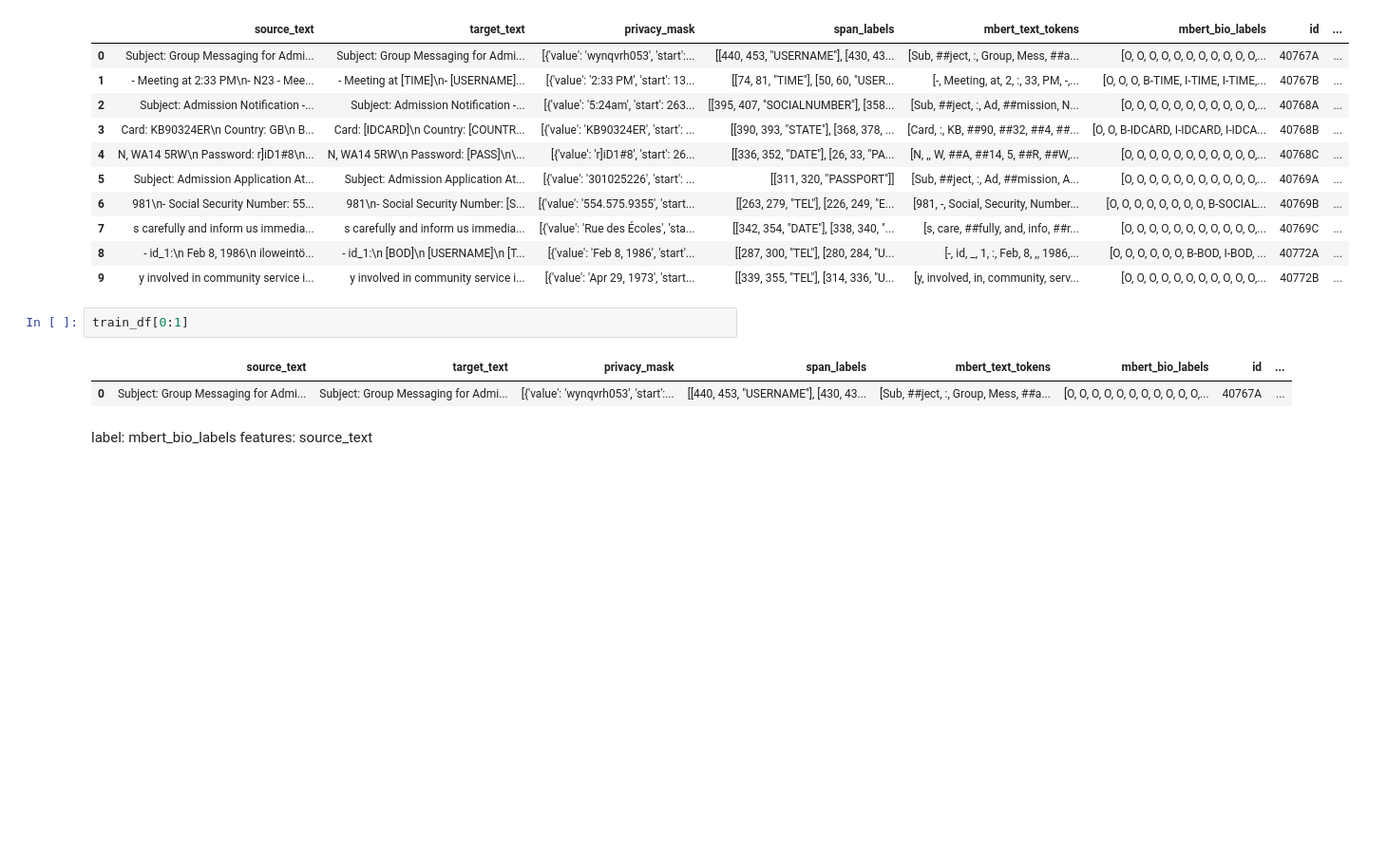
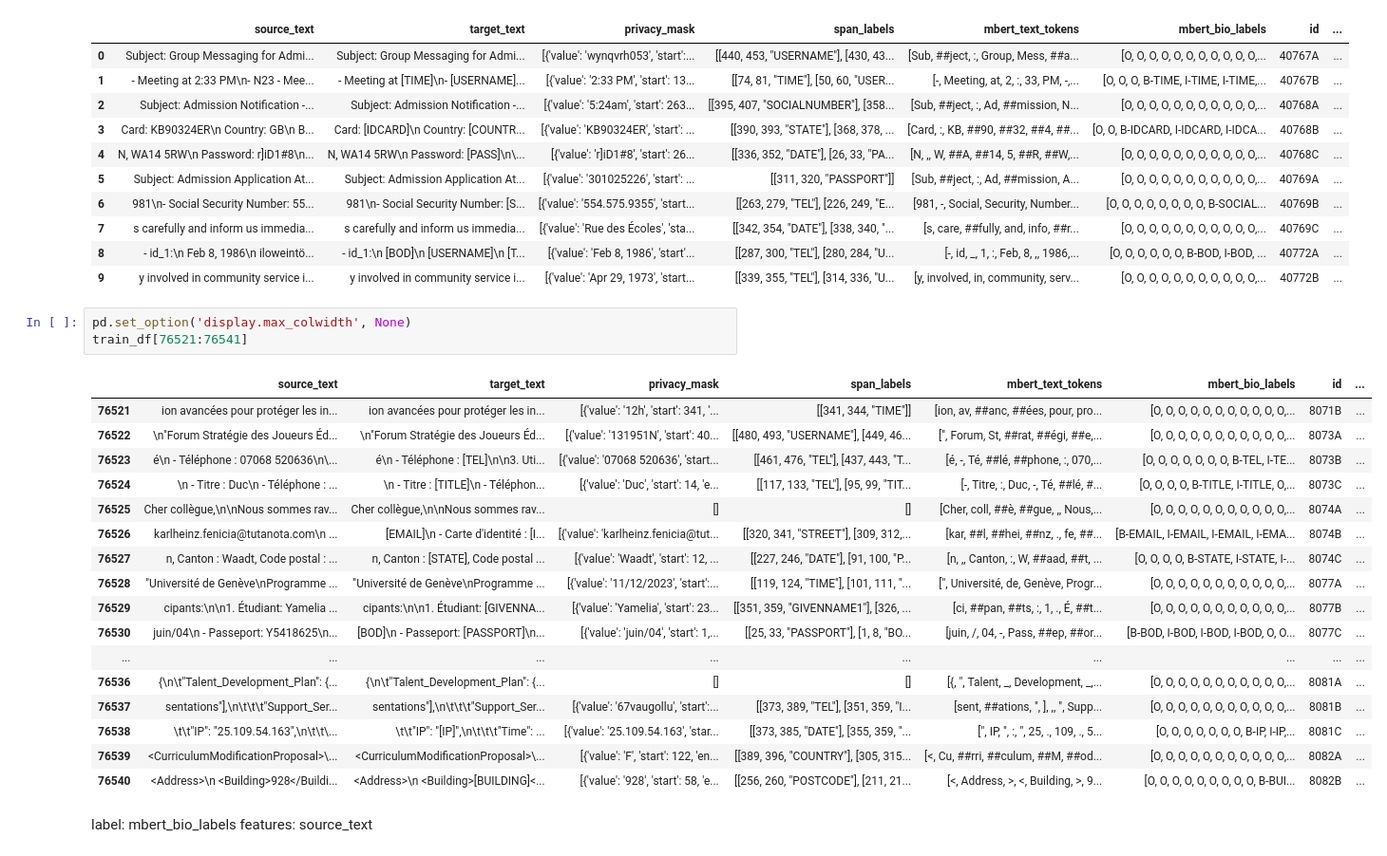
Before and after one commit to JoyChang10/AmexSensitiveData, a Jupyter notebook: pii-masking-300k.ipynb, the cells around one changed output. Shown: that part at 95% size. Cells and saved outputs as stored; diff of their text form; blank space fills up the shorter version.

```diff
--- a/pii-masking-300k.ipynb
+++ b/pii-masking-300k.ipynb
@@ -41,11 +44,27 @@ train_df.head(10)
 | 7 | s carefully and inform us immedia... | s carefully and inform us immedia... | [{'value': 'Rue des Écoles', 'sta... | [[342, 354, "DATE"], [338, 340, "... | [s, care, ##fully, and, info, ##r... | [O, O, O, O, O, O, O, O, O, O, O,... | 40769C | ... |
 | 8 | - id_1:\n Feb 8, 1986\n iloweintö... | - id_1:\n [BOD]\n [USERNAME]\n [T... | [{'value': 'Feb 8, 1986', 'start'... | [[287, 300, "TEL"], [280, 284, "U... | [-, id, _, 1, :, Feb, 8, ,, 1986,... | [O, O, O, O, O, O, B-BOD, I-BOD, ... | 40772A | ... |
 | 9 | y involved in community service i... | y involved in community service i... | [{'value': 'Apr 29, 1973', 'start... | [[339, 355, "TEL"], [314, 336, "U... | [y, involved, in, community, serv... | [O, O, O, O, O, O, O, O, O, O, O,... | 40772B | ... |
-# %%
-train_df[0:1]
-# %% [output]
-|  | source_text | target_text | privacy_mask | span_labels | mbert_text_tokens | mbert_bio_labels | id | ... |
-| 0 | Subject: Group Messaging for Admi... | Subject: Group Messaging for Admi... | [{'value': 'wynqvrh053', 'start':... | [[440, 453, "USERNAME"], [430, 43... | [Sub, ##ject, :, Group, Mess, ##a... | [O, O, O, O, O, O, O, O, O, O, O,... | 40767A | ... |
+# %%
+pd.set_option('display.max_colwidth', None)
+train_df[76521:76541]
+# %% [output]
+|  | source_text | target_text | privacy_mask | span_labels | mbert_text_tokens | mbert_bio_labels | id | ... |
+| 76521 | ion avancées pour protéger les in... | ion avancées pour protéger les in... | [{'value': '12h', 'start': 341, '... | [[341, 344, "TIME"]] | [ion, av, ##anc, ##ées, pour, pro... | [O, O, O, O, O, O, O, O, O, O, O,... | 8071B | ... |
+| 76522 | \n"Forum Stratégie des Joueurs Éd... | \n"Forum Stratégie des Joueurs Éd... | [{'value': '131951N', 'start': 40... | [[480, 493, "USERNAME"], [449, 46... | [", Forum, St, ##rat, ##égi, ##e,... | [O, O, O, O, O, O, O, O, O, O, O,... | 8073A | ... |
+| 76523 | é\n - Téléphone : 07068 520636\n\... | é\n - Téléphone : [TEL]\n\n3. Uti... | [{'value': '07068 520636', 'start... | [[461, 476, "TEL"], [437, 443, "T... | [é, -, Té, ##lé, ##phone, :, 070,... | [O, O, O, O, O, O, O, B-TEL, I-TE... | 8073B | ... |
+| 76524 | \n - Titre : Duc\n - Téléphone : ... | \n - Titre : [TITLE]\n - Téléphon... | [{'value': 'Duc', 'start': 14, 'e... | [[117, 133, "TEL"], [95, 99, "TIT... | [-, Titre, :, Duc, -, Té, ##lé, #... | [O, O, O, O, B-TITLE, I-TITLE, O,... | 8073C | ... |
+| 76525 | Cher collègue,\n\nNous sommes rav... | Cher collègue,\n\nNous sommes rav... | [] | [] | [Cher, coll, ##è, ##gue, ,, Nous,... | [O, O, O, O, O, O, O, O, O, O, O,... | 8074A | ... |
+| 76526 | karlheinz.fenicia@tutanota.com\n ... | [EMAIL]\n - Carte d'identité : [I... | [{'value': 'karlheinz.fenicia@tut... | [[320, 341, "STREET"], [309, 312,... | [kar, ##l, ##hei, ##nz, ., fe, ##... | [B-EMAIL, I-EMAIL, I-EMAIL, I-EMA... | 8074B | ... |
+| 76527 | n, Canton : Waadt, Code postal : ... | n, Canton : [STATE], Code postal ... | [{'value': 'Waadt', 'start': 12, ... | [[227, 246, "DATE"], [91, 100, "P... | [n, ,, Canton, :, W, ##aad, ##t, ... | [O, O, O, O, B-STATE, I-STATE, I-... | 8074C | ... |
+| 76528 | "Université de Genève\nProgramme ... | "Université de Genève\nProgramme ... | [{'value': '11/12/2023', 'start':... | [[119, 124, "TIME"], [101, 111, "... | [", Université, de, Genève, Progr... | [O, O, O, O, O, O, O, O, O, O, O,... | 8077A | ... |
+| 76529 | cipants:\n\n1. Étudiant: Yamelia ... | cipants:\n\n1. Étudiant: [GIVENNA... | [{'value': 'Yamelia', 'start': 23... | [[351, 359, "GIVENNAME1"], [326, ... | [ci, ##pan, ##ts, :, 1, ., É, ##t... | [O, O, O, O, O, O, O, O, O, O, O,... | 8077B | ... |
+| 76530 | juin/04\n - Passeport: Y5418625\n... | [BOD]\n - Passeport: [PASSPORT]\n... | [{'value': 'juin/04', 'start': 1,... | [[25, 33, "PASSPORT"], [1, 8, "BO... | [juin, /, 04, -, Pass, ##ep, ##or... | [B-BOD, I-BOD, I-BOD, I-BOD, O, O... | 8077C | ... |
+| ... | ... | ... | ... | ... | ... | ... | ... | ... |
+| 76536 | {\n\t"Talent_Development_Plan": {... | {\n\t"Talent_Development_Plan": {... | [] | [] | [{, ", Talent, _, Development, _,... | [O, O, O, O, O, O, O, O, O, O, O,... | 8081A | ... |
+| 76537 | sentations"],\n\t\t\t"Support_Ser... | sentations"],\n\t\t\t"Support_Ser... | [{'value': '67vaugollu', 'start':... | [[373, 389, "TEL"], [351, 359, "I... | [sent, ##ations, ", ], ,, ", Supp... | [O, O, O, O, O, O, O, O, O, O, O,... | 8081B | ... |
+| 76538 | \t\t"IP": "25.109.54.163",\n\t\t\... | \t\t"IP": "[IP]",\n\t\t\t"Time": ... | [{'value': '25.109.54.163', 'star... | [[373, 385, "DATE"], [355, 359, "... | [", IP, ", :, ", 25, ., 109, ., 5... | [O, O, O, O, O, O, O, B-IP, I-IP,... | 8081C | ... |
+| 76539 | <CurriculumModificationProposal>\... | <CurriculumModificationProposal>\... | [{'value': 'F', 'start': 122, 'en... | [[389, 396, "COUNTRY"], [305, 315... | [<, Cu, ##rri, ##culum, ##M, ##od... | [O, O, O, O, O, O, O, O, O, O, O,... | 8082A | ... |
+| 76540 | <Address>\n <Building>928</Buildi... | <Address>\n <Building>[BUILDING]<... | [{'value': '928', 'start': 58, 'e... | [[256, 260, "POSTCODE"], [211, 21... | [<, Address, >, <, Building, >, 9... | [O, O, O, O, O, O, O, O, O, B-BUI... | 8082B | ... |
 # %% [markdown]
 label: mbert_bio_labels
 features: source_text
```
Also changed, not shown: parts of 1 cell of this notebook.
